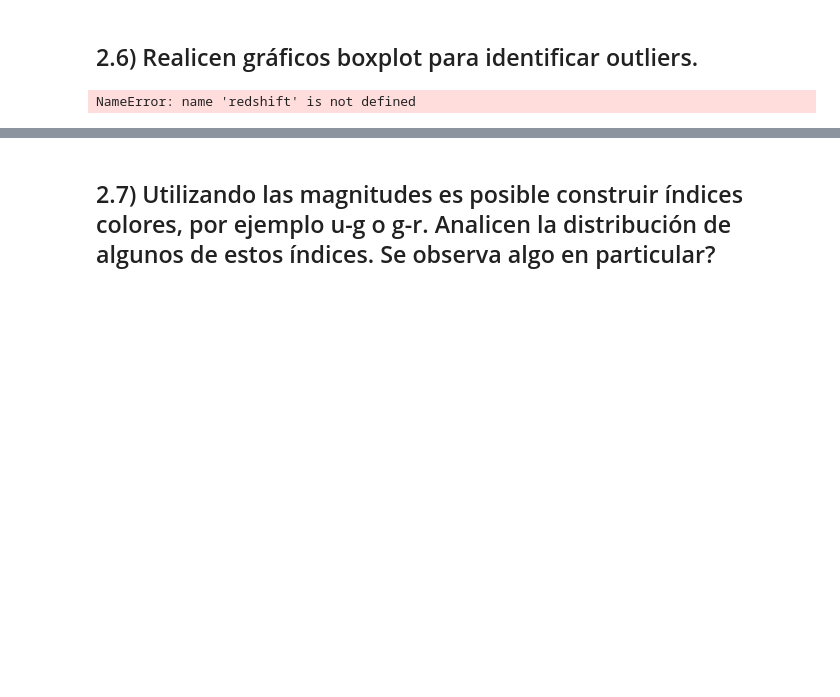
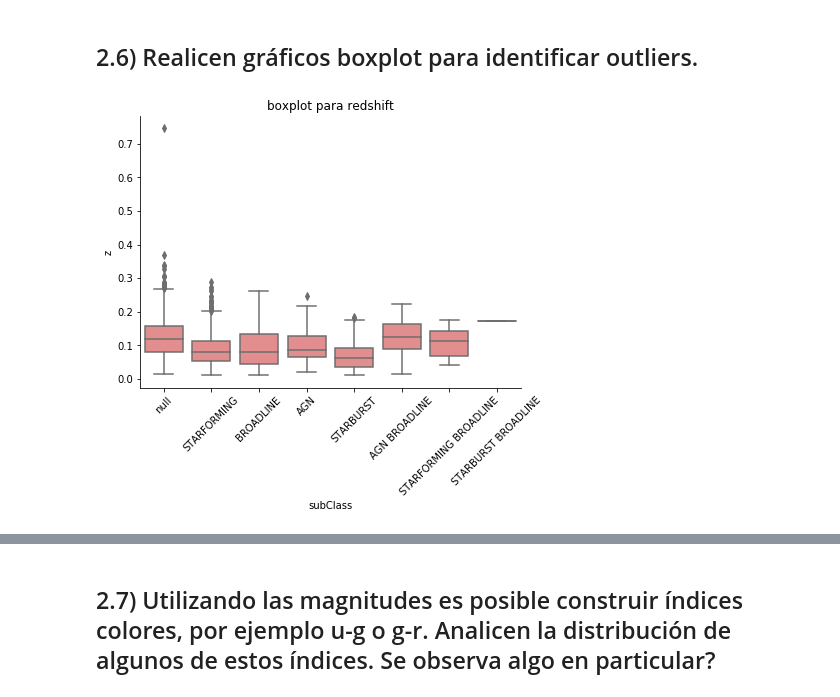
Before and after one commit to leoborgnino/mentoria-astro-datos, a Jupyter notebook: 1_Analisis_y_Visualizacion.ipynb, the cells around one changed output, grey strips where cells are left out. Cells and saved outputs as stored; diff of their text form; code cells hidden in the pictures; blank space fills up the shorter version.

```diff
--- a/1_Analisis_y_Visualizacion.ipynb
+++ b/1_Analisis_y_Visualizacion.ipynb
@@ -368,9 +368,17 @@ seaborn.heatmap(corr, mask=mask, cmap='RdBu_r', vmax=.3, center=0,
 **h)** De todos modos cabe aclarar que los índices de correlación positiva son muy bajos.
 # %% [markdown]
  ## 2.6) Realicen gráficos boxplot para identificar outliers.
-# %%
-redshift
-magnitudes
-radios
-# %% [output]
-NameError: name 'redshift' is not defined
+# %%
+# Gráfico boxplot para redshift
+
+plt.figure (figsize=(15,5))
+
+plt.subplot(121)
+plt1=seaborn.boxplot(data=data, color='lightcoral', x='subClass', y='z')
+plt.title('boxplot para redshift')
+plt.ylabel('z')
+plt.xlabel('subClass')
+plt.xticks(rotation=45)
+seaborn.despine()
+# %% [output]
+[figure, added]
```
Also changed, not shown: parts of 12 cells of this notebook.
